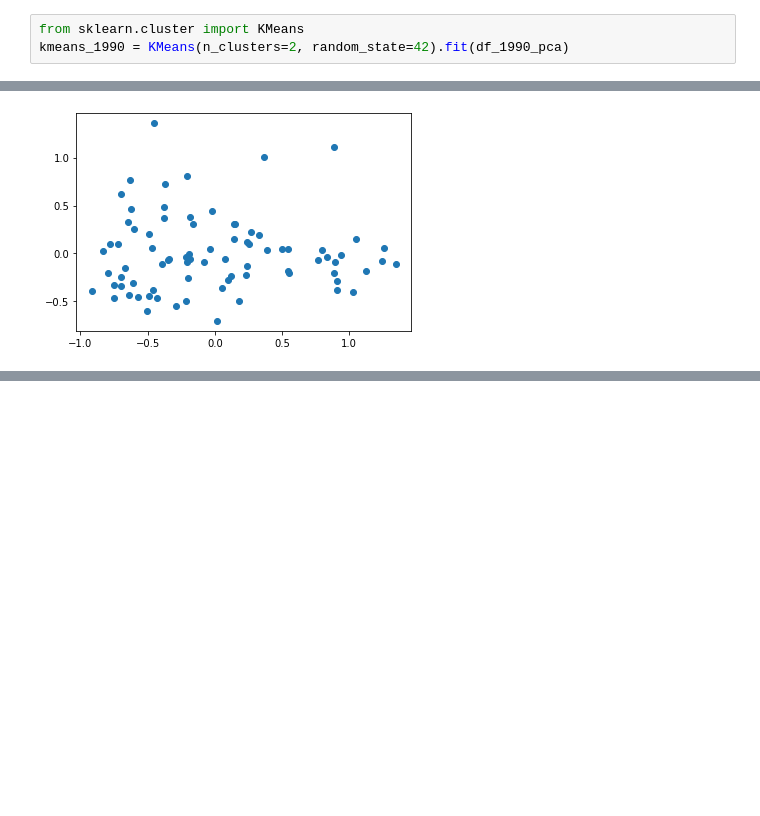
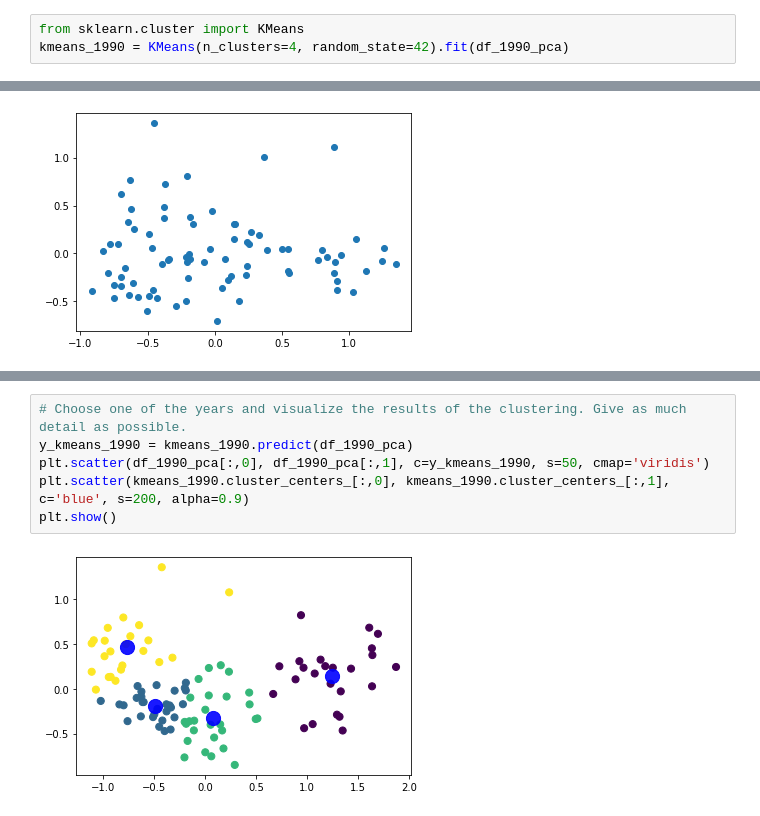
Before and after one commit to RomainClaret/msc.ml.labs, a Jupyter notebook: lab5/lab_05.ipynb, the cells around one changed output, grey strips where cells are left out. Cells and saved outputs as stored; diff of their text form; blank space fills up the shorter version.

```diff
--- a/lab5/lab_05.ipynb
+++ b/lab5/lab_05.ipynb
@@ -188,3 +187,3 @@ kmeans_1970 = KMeans(n_clusters=2, random_state=42).fit(df_1970_pca)
 # %%
 from sklearn.cluster import KMeans
-kmeans_1990 = KMeans(n_clusters=2, random_state=42).fit(df_1990_pca)
+kmeans_1990 = KMeans(n_clusters=4, random_state=42).fit(df_1990_pca)
@@ -210,0 +210,8 @@ plt.scatter(kmeans_1970.cluster_centers_[:, 0], kmeans_1970.cluster_centers_[:,
+# %%
+# Choose one of the years and visualize the results of the clustering. Give as much detail as possible.
+y_kmeans_1990 = kmeans_1990.predict(df_1990_pca)
+plt.scatter(df_1990_pca[:,0], df_1990_pca[:,1], c=y_kmeans_1990, s=50, cmap='viridis')
+plt.scatter(kmeans_1990.cluster_centers_[:,0], kmeans_1990.cluster_centers_[:,1], c='blue', s=200, alpha=0.9)
+plt.show()
+# %% [output]
+[figure, added]
```
Also changed, not shown: parts of 8 cells of this notebook, 1 other file.
